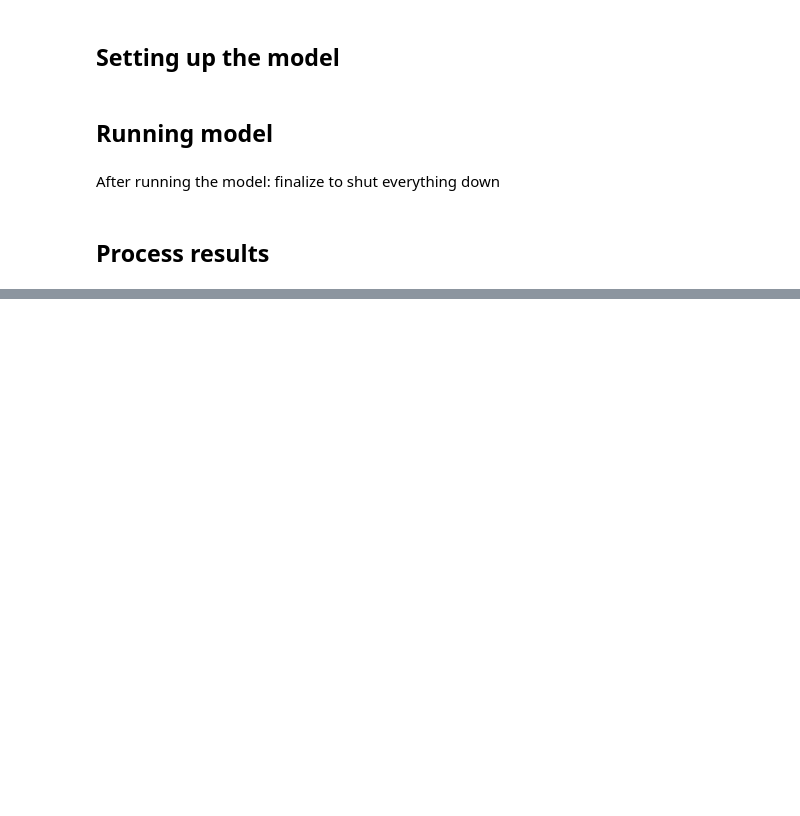
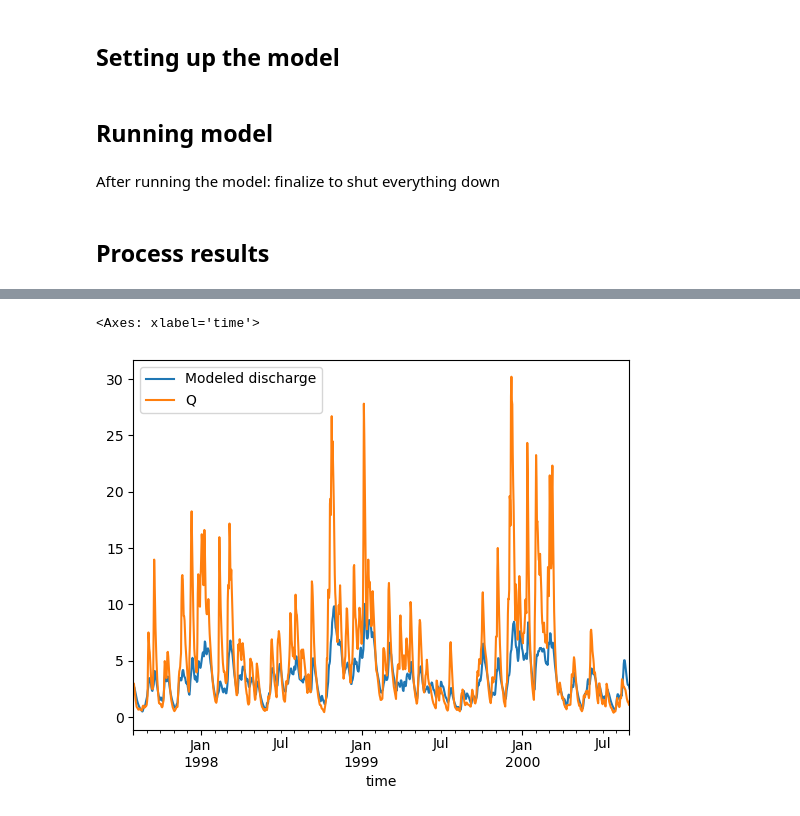
Before and after one commit to eWaterCycle/eurocsdms_workshop, a Jupyter notebook: book/oneModel/example_model_run_HBV.ipynb, the cells around one changed output, grey strips where cells are left out. Saved outputs shown, nothing was run; the diff lists cells and outputs as text; code cells hidden in the pictures; blank space fills up the shorter version.

```diff
--- a/book/oneModel/example_model_run_HBV.ipynb
+++ b/book/oneModel/example_model_run_HBV.ipynb
@@ -150,0 +163,7 @@ ax.legend(bbox_to_anchor=(1,1));
+# %%
+hydro_data = pd.concat([modelOutput.reindex(caravan_observation_df.index, method = 'ffill'), caravan_observation_df], axis=1)
+# %%
+hydro_data.plot()
+# %% [output]
+<Axes: xlabel='time'>
+[figure, added]
```
Also changed, not shown: parts of 11 cells of this notebook.
